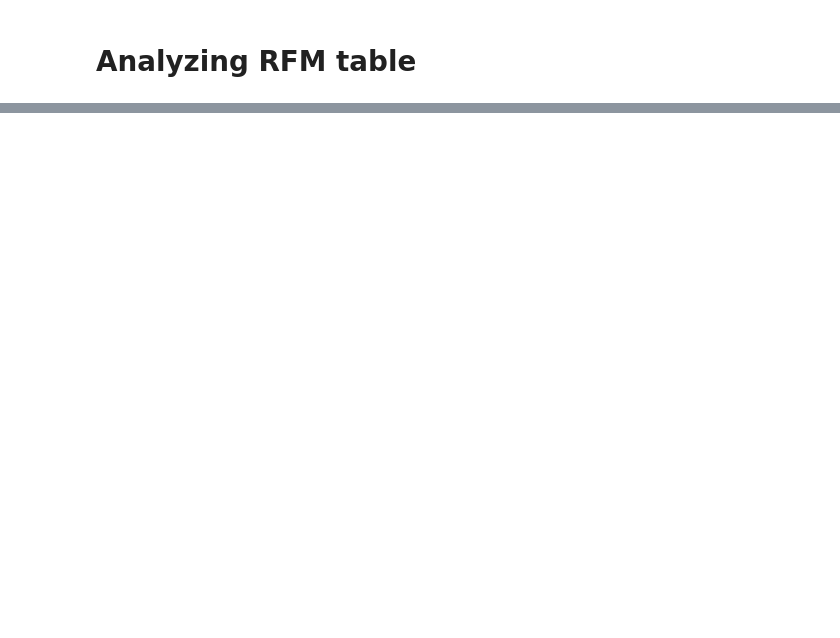
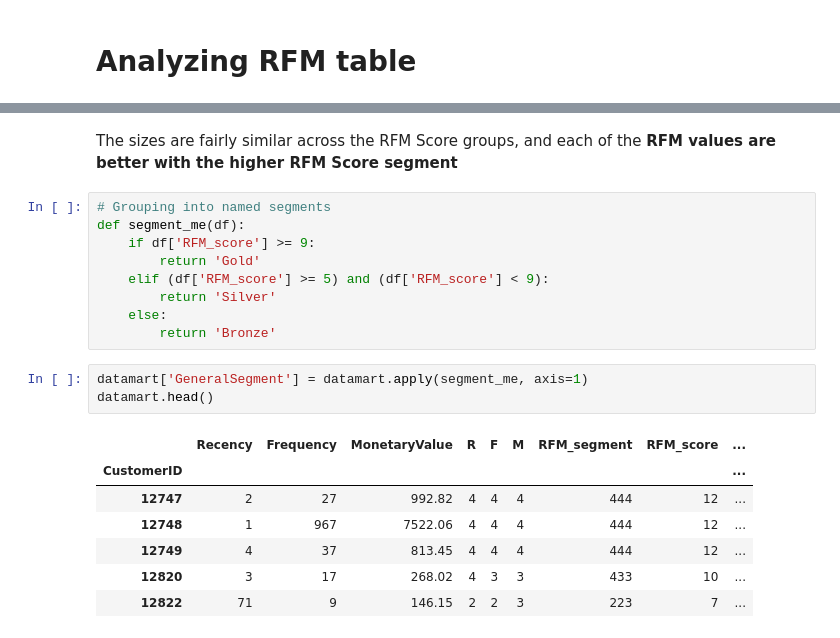
Before and after one commit to AmelieRmd/Customer_Segmentation, a Jupyter notebook: RFM_Value_Analysis.ipynb, the cells around one changed output, grey strips where cells are left out. Saved outputs shown, nothing was run; the diff lists cells and outputs as text; blank space fills up the shorter version.

```diff
--- a/RFM_Value_Analysis.ipynb
+++ b/RFM_Value_Analysis.ipynb
@@ -200,0 +382,22 @@ Pour reprendre  : https://campus.datacamp.com/courses/customer-segmentation-in-p
+# %% [markdown]
+The sizes are fairly similar across the RFM Score groups, and each of the **RFM values are better with the higher RFM Score segment**
+# %%
+# Grouping into named segments
+def segment_me(df):
+    if df['RFM_score'] >= 9:
+        return 'Gold'
+    elif (df['RFM_score'] >= 5) and (df['RFM_score'] < 9):
+        return 'Silver'
+    else:
+        return 'Bronze'
+# %%
+datamart['GeneralSegment'] = datamart.apply(segment_me, axis=1)
+datamart.head()
+# %% [output]
+|  | Recency | Frequency | MonetaryValue | R | F | M | RFM_segment | RFM_score | ... |
+| CustomerID |  |  |  |  |  |  |  |  | ... |
+| 12747 | 2 | 27 | 992.82 | 4 | 4 | 4 | 444 | 12 | ... |
+| 12748 | 1 | 967 | 7522.06 | 4 | 4 | 4 | 444 | 12 | ... |
+| 12749 | 4 | 37 | 813.45 | 4 | 4 | 4 | 444 | 12 | ... |
+| 12820 | 3 | 17 | 268.02 | 4 | 3 | 3 | 433 | 10 | ... |
+| 12822 | 71 | 9 | 146.15 | 2 | 2 | 3 | 223 | 7 | ... |
```
Also changed, not shown: parts of 25 cells of this notebook.
